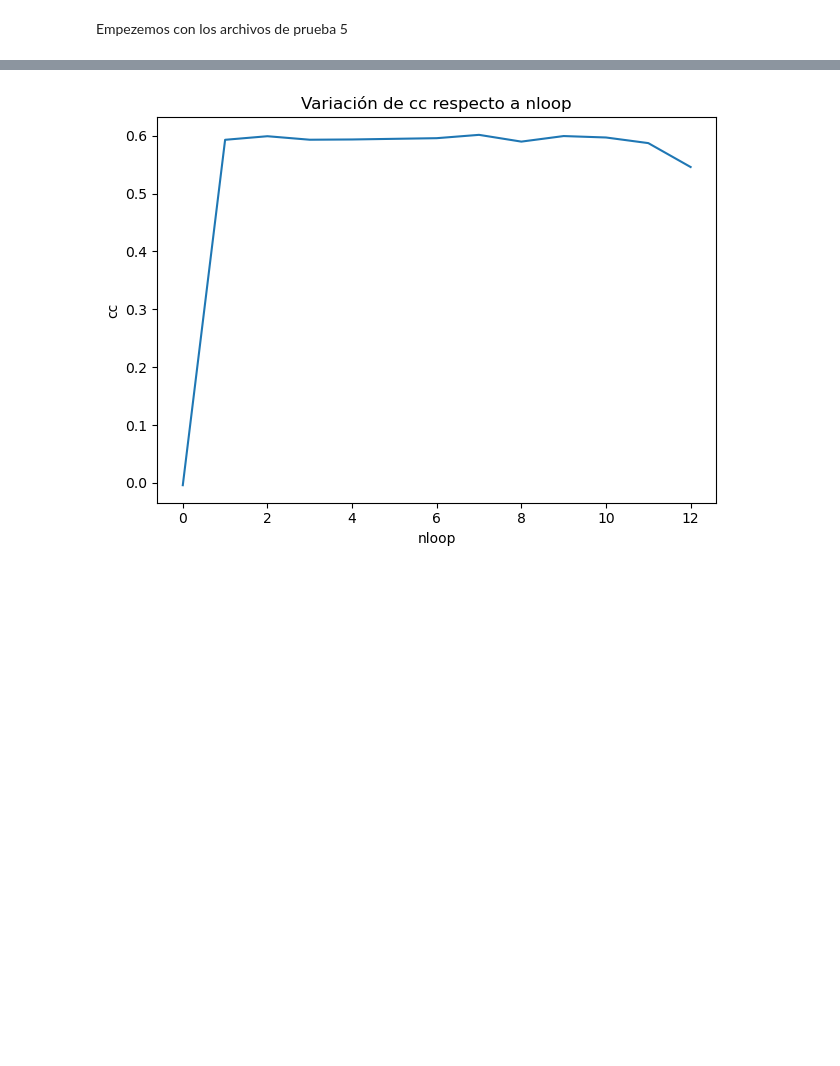
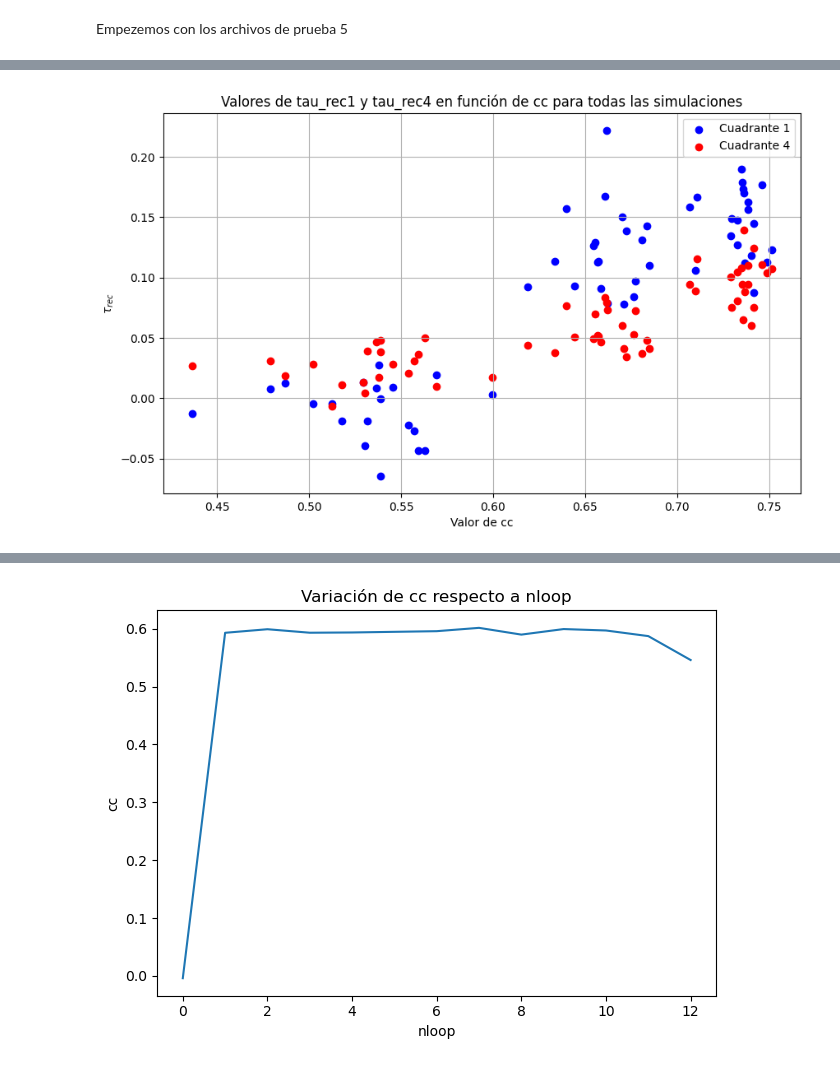
Before and after one commit to acevedomartina/Tesis_2024, a Jupyter notebook: Dos_frecuencias/dos_frec_analisis.ipynb, the cells around one changed output, grey strips where cells are left out. Saved outputs shown, nothing was run; the diff lists cells and outputs as text; code cells hidden in the pictures; blank space fills up the shorter version.

```diff
--- a/Dos_frecuencias/dos_frec_analisis.ipynb
+++ b/Dos_frecuencias/dos_frec_analisis.ipynb
@@ -307,0 +671,56 @@ plt.show()
+# %%
+import numpy as np
+import matplotlib.pyplot as plt
+
+# Inicializa las variables y estructuras de datos necesarias
+simulations = [0, 1, 2]
+tau_rec_cuadrante1 = []
+tau_rec_cuadrante4 = []
+cc_values = []
+
+# Bucle sobre las simulaciones
+for num_sim in simulations:
+    pqif = 0.5
+
+    # Bucle sobre las semillas
+    for k in range(cant_seed):
+        # Simular y calcular tau_rec para cada cuadrante
+        matrix = csv_to_matrix(f'simulacion_{num_sim}/simulacion_{num_sim}_matrices_pesos/simulacion_{num_sim}_pesos_pqif_{pqif}_matriz_iloop_11_semilla_{k}')
+        rows, cols = matrix.shape
+        mid_row, mid_col = rows // 2, cols // 2
+        cuadrante1 = matrix[:mid_row, :mid_col]
+        cuadrante4 = matrix[mid_row:, mid_col:]
+
+        _, tau_rec1, _, _, _ = motifs(cuadrante1, N/2)
+        _, tau_rec4, _, _, _ = motifs(cuadrante4, N/2)
+
+        # Guardar los valores de tau_rec y cc para cada cuadrante
+        tau_rec_cuadrante1.append(tau_rec1)
+        tau_rec_cuadrante4.append(tau_rec4)
+
+        nombre_archivo = f'simulacion_{num_sim}/simulacion_{num_sim}_resultados.csv'
+        data = pd.read_csv(nombre_archivo)
+        data_select= data[(data['pqif'] == 0.5) & (data['nloop'] == 10) & (data['seed'] == k)]
+
+        # Calcular y guardar el valor de cc para esta semilla
+        cc_values.append(data_select['cc'])
+
+# Convertir a arrays de numpy para facilitar el manejo de los datos
+tau_rec_cuadrante1 = np.array(tau_rec_cuadrante1)
+tau_rec_cuadrante4 = np.array(tau_rec_cuadrante4)
+cc_values = np.array(cc_values)
+
+# Graficar tau_rec1 y tau_rec4 en función de cc
+plt.figure(figsize=(10, 6))
+plt.scatter(cc_values, tau_rec_cuadrante1, color='b', label='Cuadrante 1')
+plt.scatter(cc_values, tau_rec_cuadrante4, color='r', label='Cuadrante 4')
+
+# Etiquetas y leyenda
+plt.xlabel('Valor de cc')
+plt.ylabel(r'$\tau_{rec}$')
+plt.legend()
+plt.grid(True)
+plt.title('Valores de tau_rec1 y tau_rec4 en función de cc para todas las simulaciones')
+plt.show()
+# %% [output]
+[figure, added]
```
Also changed, not shown: parts of 10 cells of this notebook.
